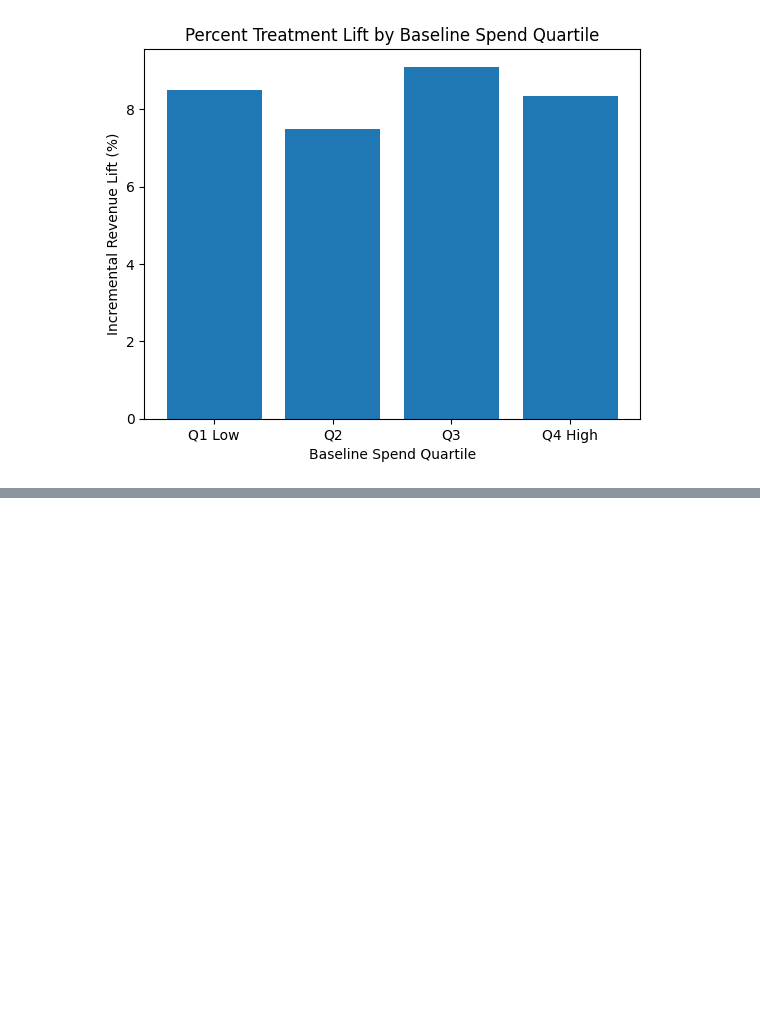
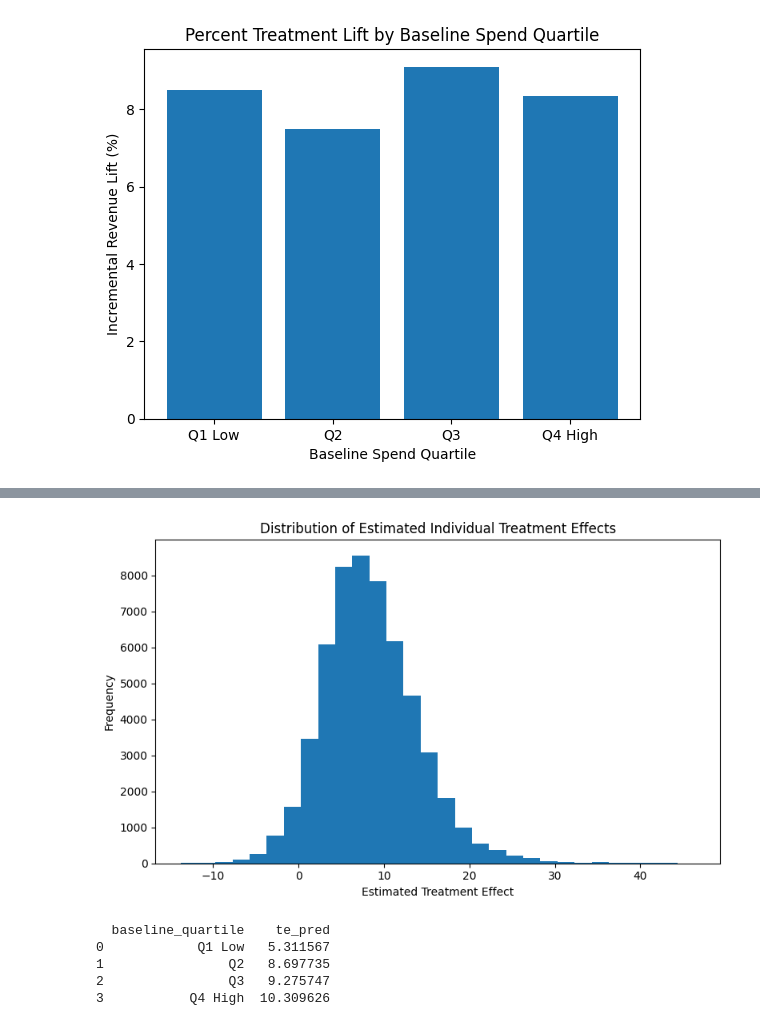
Before and after one commit to tcampayne/targeted-promotion-incrementality-experiment, a Jupyter notebook: analysis/02_inference.ipynb, the cells around one changed output, grey strips where cells are left out. Saved outputs shown, nothing was run; the diff lists cells and outputs as text; code cells hidden in the pictures; blank space fills up the shorter version.

```diff
--- a/analysis/02_inference.ipynb
+++ b/analysis/02_inference.ipynb
@@ -506,0 +1031,12 @@ Treatment lift is positive across all baseline spend quartiles, but the largest
+# %%
+Y = user_cf["post_revenue"].to_numpy()
+T = user_cf["treatment_flag"].to_numpy()
+
+X = user_cf[["baseline_revenue", "pre_rev_std", "pre_weeks"]].to_numpy()
+
+print("Y shape:", Y.shape)
+print("T shape:", T.shape)
+print("X shape:", X.shape)
+print("Any NaN in X?", np.isnan(X).any())
+print("Any NaN in Y?", np.isnan(Y).any())
+print("Treatment counts:\n", user_cf["treatment_flag"].value_counts())
@@ -506,0 +1054,10 @@ Treatment lift is positive across all baseline spend quartiles, but the largest
+# %%
+cf = CausalForestDML(
+    model_y=RandomForestRegressor(n_estimators=100, min_samples_leaf=10, random_state=42),
+    model_t=RandomForestRegressor(n_estimators=100, min_samples_leaf=10, random_state=42),
+    n_estimators=200,
+    min_samples_leaf=10,
+    random_state=42
+)
+
+cf.fit(Y, T, X=X)
@@ -506,0 +1066,4 @@ Treatment lift is positive across all baseline spend quartiles, but the largest
+# %%
+user_cf["te_pred"] = cf.effect(X)
+
+print(user_cf["te_pred"].describe())
@@ -506,0 +1080,32 @@ Treatment lift is positive across all baseline spend quartiles, but the largest
+# %%
+import matplotlib.pyplot as plt
+
+plt.figure(figsize=(8, 5))
+plt.hist(user_cf["te_pred"], bins=30)
+plt.title("Distribution of Estimated Individual Treatment Effects")
+plt.xlabel("Estimated Treatment Effect")
+plt.ylabel("Frequency")
+plt.tight_layout()
+plt.show()
+# %% [output]
+[figure, added]
+# %%
+user_cf["baseline_quartile"] = pd.qcut(
+    user_cf["baseline_revenue"],
+    4,
+    labels=["Q1 Low", "Q2", "Q3", "Q4 High"]
+)
+
+cf_hte_summary = (
+    user_cf.groupby("baseline_quartile")["te_pred"]
+    .mean()
+    .reset_index()
+)
+
+print(cf_hte_summary)
+# %% [output]
+  baseline_quartile    te_pred
+0            Q1 Low   5.311567
+1                Q2   8.697735
+2                Q3   9.275747
+3           Q4 High  10.309626
```
Also changed, not shown: parts of 76 cells of this notebook, 4 other files.
